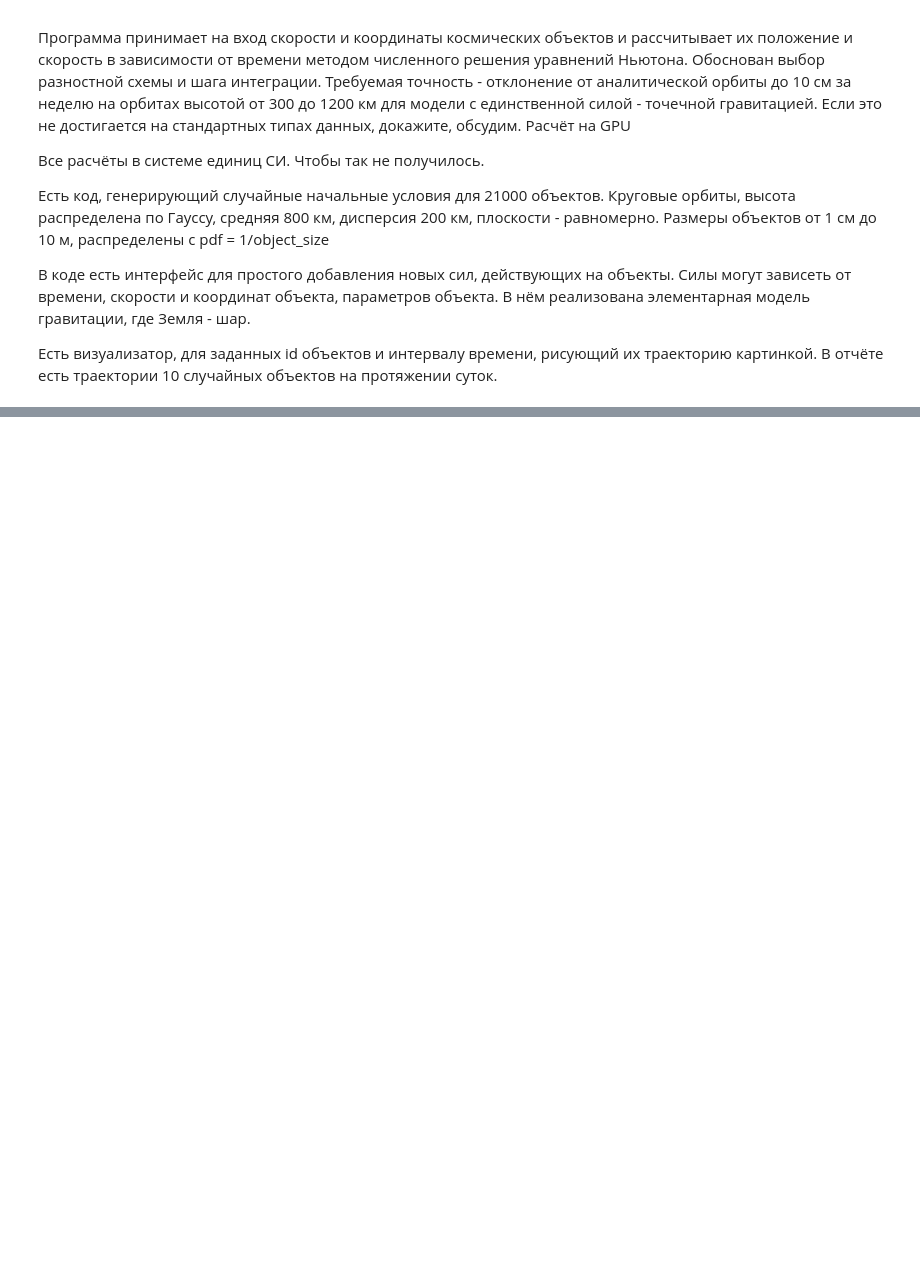
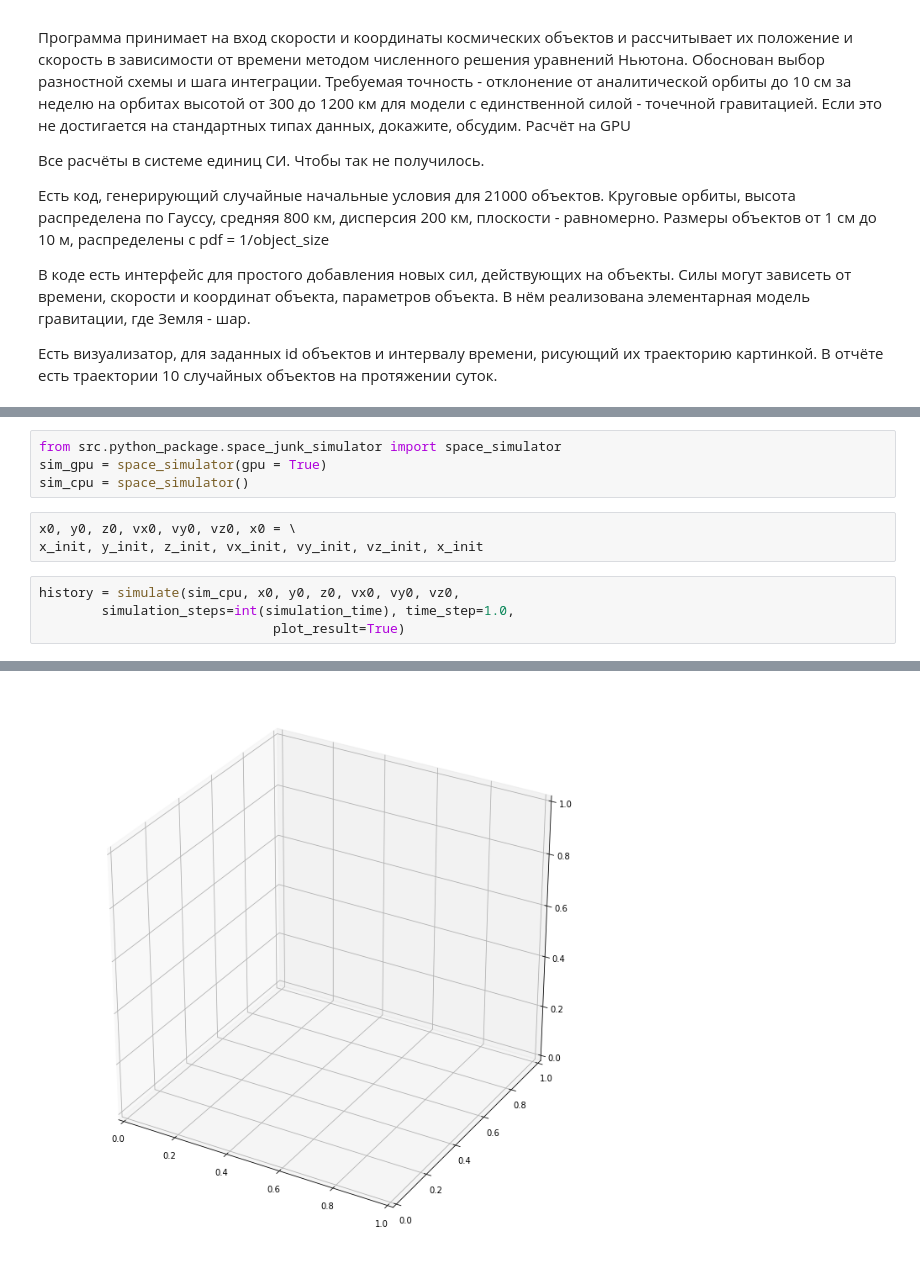
Before and after one commit to kharitonov-ivan/space_junk_simulator, a Jupyter notebook: notebooks/1_Stage_1_Trajectories_with_simple_gravity.ipynb, the cells around one changed output, grey strips where cells are left out. Drawn from its saved outputs; the diff is of its cells as text; blank space fills up the shorter version.

Commit message:
Init

```diff
--- a/notebooks/1_Stage_1_Trajectories_with_simple_gravity.ipynb
+++ b/notebooks/1_Stage_1_Trajectories_with_simple_gravity.ipynb
@@ -12,0 +165,12 @@
+# %%
+from src.python_package.space_junk_simulator import space_simulator
+sim_gpu = space_simulator(gpu = True)
+sim_cpu = space_simulator()
+# %%
+x0, y0, z0, vx0, vy0, vz0, x0 = \
+x_init, y_init, z_init, vx_init, vy_init, vz_init, x_init
+# %%
+history = simulate(sim_cpu, x0, y0, z0, vx0, vy0, vz0,
+        simulation_steps=int(simulation_time), time_step=1.0,
+                              plot_result=True)
+# %% [output]
@@ -12,0 +178 @@
+[figure, added]
```
Also changed, not shown: parts of 27 cells of this notebook.
